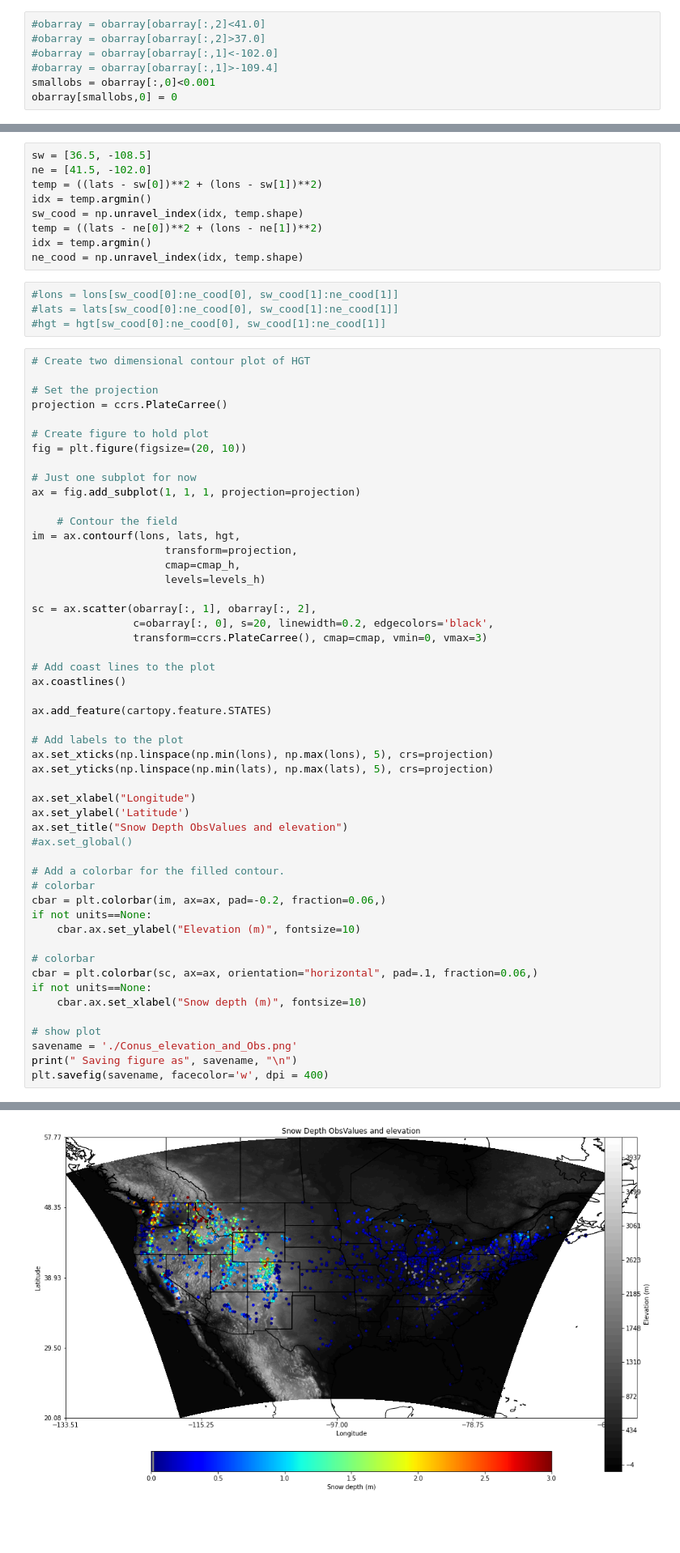
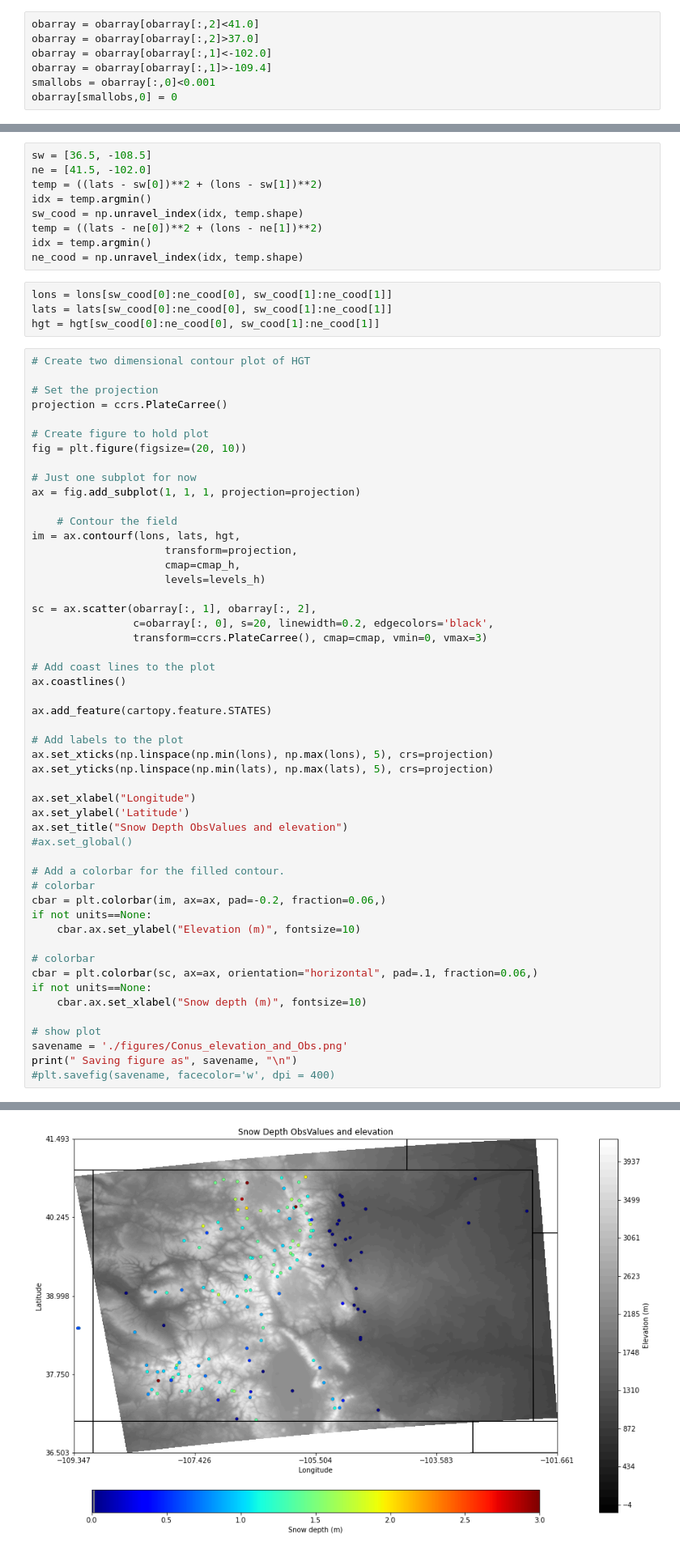
Before and after one commit to amfox37/Jedi_experiments, a Jupyter notebook: diagnostics/hofx_and_field_mapper.ipynb, the cells around one changed output, grey strips where cells are left out. Shown at 81% size. Drawn from its saved outputs; the diff is of its cells as text; blank space fills up the shorter version.

```diff
--- a/diagnostics/hofx_and_field_mapper.ipynb
+++ b/diagnostics/hofx_and_field_mapper.ipynb
@@ -186,9 +186,9 @@ print(" Saving figure as", savename, "\n")
 [figure]
 # %%
-#obarray = obarray[obarray[:,2]<41.0]
-#obarray = obarray[obarray[:,2]>37.0]
-#obarray = obarray[obarray[:,1]<-102.0]
-#obarray = obarray[obarray[:,1]>-109.4]
+obarray = obarray[obarray[:,2]<41.0]
+obarray = obarray[obarray[:,2]>37.0]
+obarray = obarray[obarray[:,1]<-102.0]
+obarray = obarray[obarray[:,1]>-109.4]
 smallobs = obarray[:,0]<0.001
 obarray[smallobs,0] = 0
 # %%
@@ -282,9 +282,9 @@ temp = ((lats - ne[0])**2 + (lons - ne[1])**2)
 idx = temp.argmin()
 ne_cood = np.unravel_index(idx, temp.shape)
 # %%
-#lons = lons[sw_cood[0]:ne_cood[0], sw_cood[1]:ne_cood[1]]
-#lats = lats[sw_cood[0]:ne_cood[0], sw_cood[1]:ne_cood[1]]
-#hgt = hgt[sw_cood[0]:ne_cood[0], sw_cood[1]:ne_cood[1]]
+lons = lons[sw_cood[0]:ne_cood[0], sw_cood[1]:ne_cood[1]]
+lats = lats[sw_cood[0]:ne_cood[0], sw_cood[1]:ne_cood[1]]
+hgt = hgt[sw_cood[0]:ne_cood[0], sw_cood[1]:ne_cood[1]]
 # %%
 # Create two dimensional contour plot of HGT
 
@@ -333,7 +333,7 @@ if not units==None:
     cbar.ax.set_xlabel("Snow depth (m)", fontsize=10)
 
 # show plot
-savename = './Conus_elevation_and_Obs.png'
+savename = './figures/Conus_elevation_and_Obs.png'
 print(" Saving figure as", savename, "\n")
-plt.savefig(savename, facecolor='w', dpi = 400)
+#plt.savefig(savename, facecolor='w', dpi = 400)
 # %% [output]
@@ -341,4 +341,4 @@ plt.savefig(savename, facecolor='w', dpi = 400)
-[figure, old version]
+[figure, new version]
 # %%
 field_file = "/Users/afox/Jedi/Jedi_experiments/input/wrf_hydro_nwm_files/RESTART.2020030100_DOMAIN1"
 
```
Also changed, not shown: parts of 6 cells of this notebook, 20 other files.
